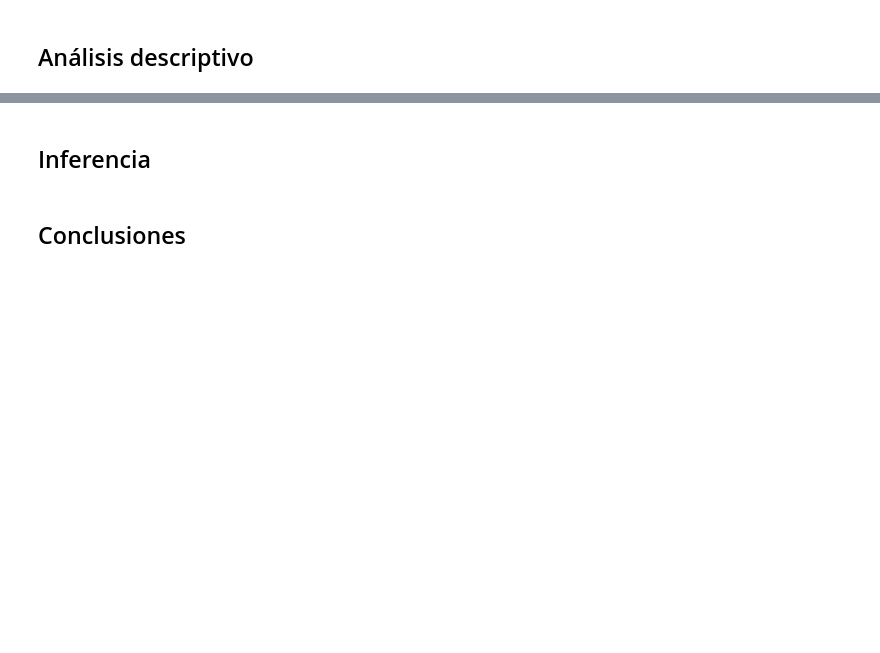
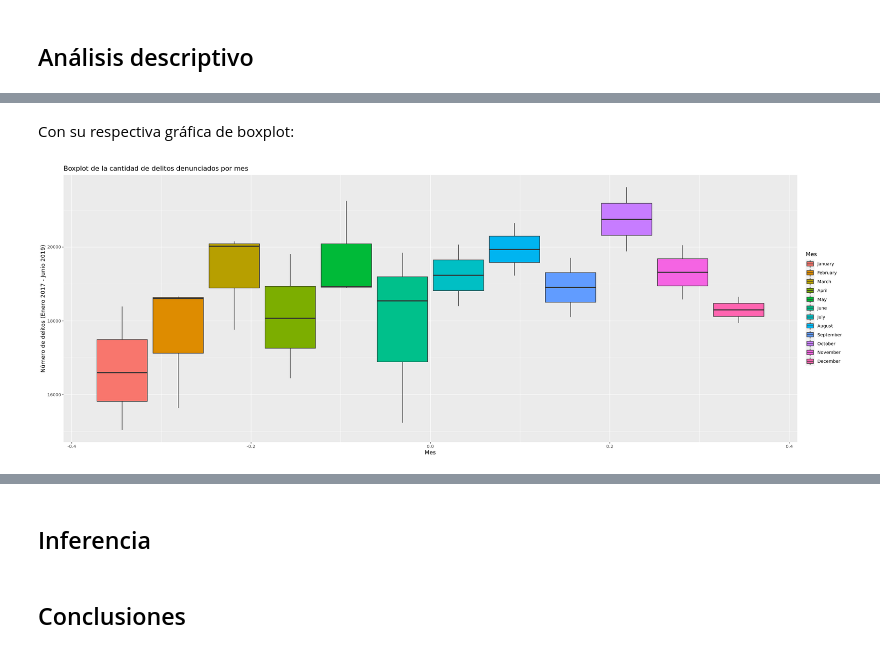
Before and after one commit to prope-2020-gh-classroom/practica-final-por-equipos-verano-2020-itam-atos-wk, a Jupyter notebook: practica_final_equipo_10.ipynb, the cells around one changed output, grey strips where cells are left out. Saved outputs shown, nothing was run; the diff lists cells and outputs as text; code cells hidden in the pictures; blank space fills up the shorter version.

```diff
--- a/practica_final_equipo_10.ipynb
+++ b/practica_final_equipo_10.ipynb
@@ -48,0 +212,12 @@ Adicionalmente, se realiza un análisis bayesiano que tiene por objetivo
+# %% [markdown]
+Con su respectiva gráfica de boxplot:
+# %%
+ggplot(d.mes,aes(n)) +
+    geom_boxplot(aes(fill = mes)) +
+    coord_flip() +
+    labs(x = 'Número de delitos (Enero 2017 - Junio 2019)',
+         y = 'Mes',
+         title = 'Boxplot de la cantidad de delitos denunciados por mes',
+         fill = 'Mes')
+# %% [output]
+[figure, added]
```
Also changed, not shown: parts of 22 cells of this notebook, 2 other files.
